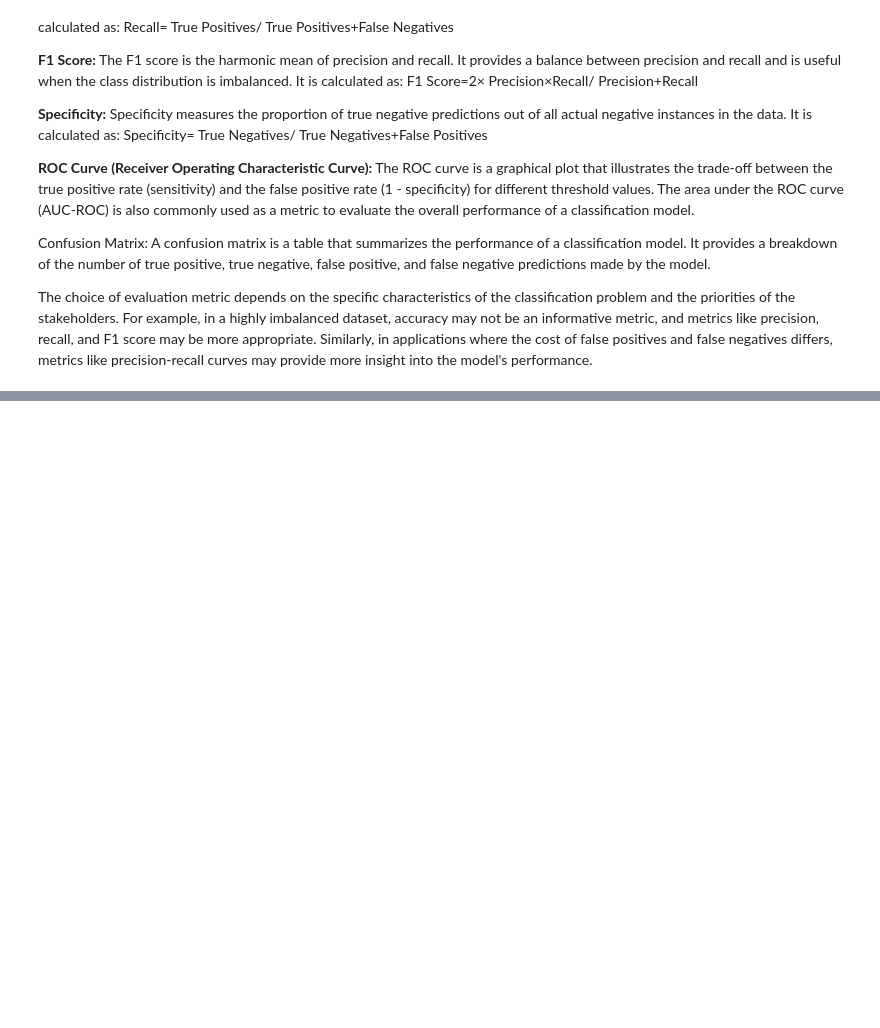
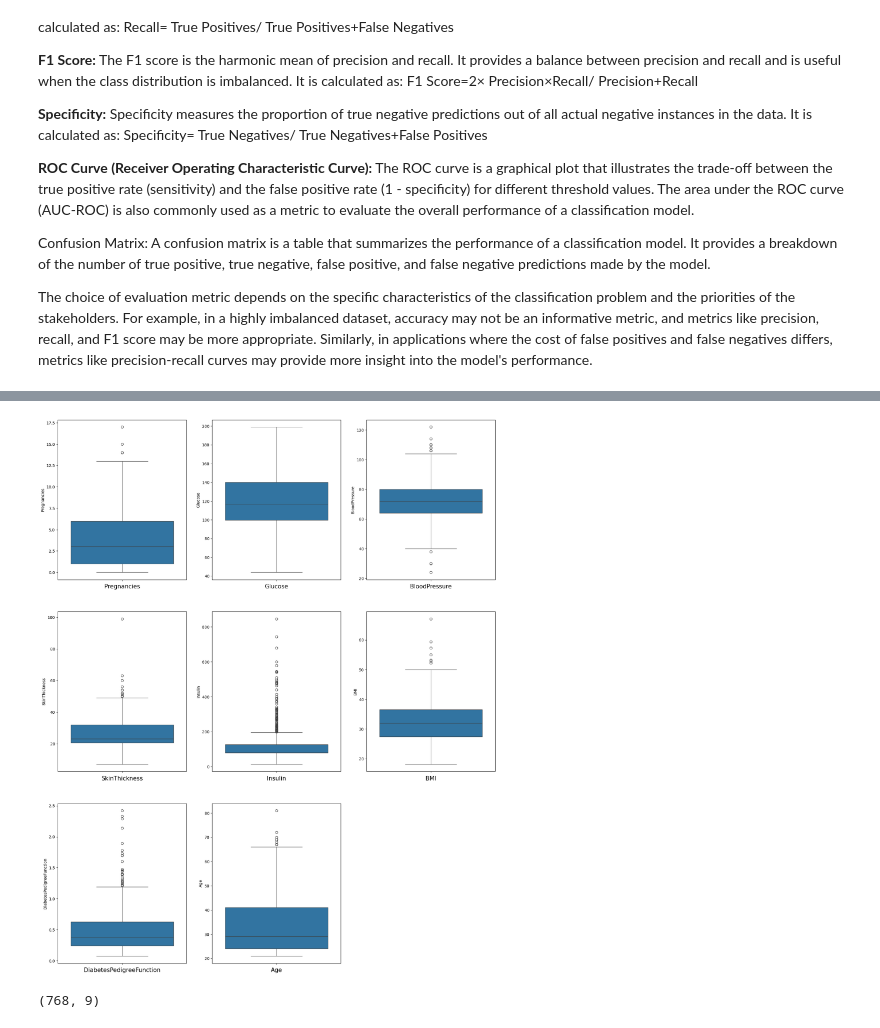
Before and after one commit to nallagondu/DATASCIENCE-practice, a Jupyter notebook: Logistic_Regression_boxplot.ipynb, the cells around one changed output, grey strips where cells are left out. Drawn from its saved outputs; the diff is of its cells as text; code cells hidden in the pictures; blank space fills up the shorter version.

```diff
--- a/Logistic_Regression_boxplot.ipynb
+++ b/Logistic_Regression_boxplot.ipynb
@@ -119,0 +243,23 @@ The choice of evaluation metric depends on the specific characteristics of the c
+# %%
+#Now we have deal with the zero 0 values and data looks better. but there stillare outliers present in some columns.Lets deal with them
+df_features = data.drop('Outcome', axis=1)
+# %%
+#Visualize the outliers using boxplot
+
+plt.figure(figsize=(20,25))
+graph = 1
+
+for column in df_features:
+    if graph<=9: # as there are 9 columns in the data
+         plt.subplot(3,3,graph)
+         ax=sns.boxplot(data = df_features[column])
+         plt.xlabel(column,fontsize=15)
+
+    graph+=1
+plt.show()
+# %% [output]
+[figure, added]
+# %%
+data.shape
+# %% [output]
+(768, 9)
```
Also changed, not shown: parts of 65 cells of this notebook.
